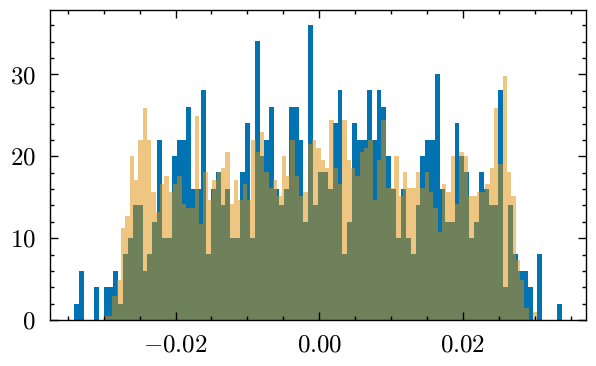
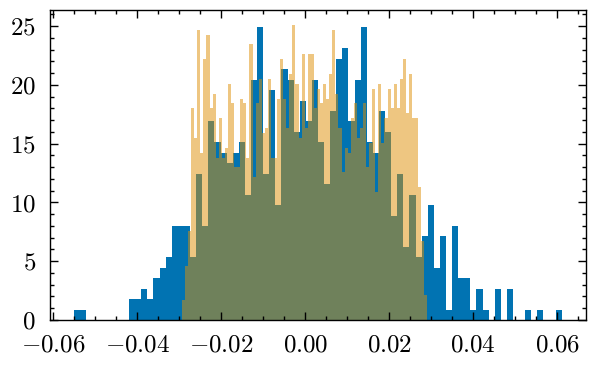
The change to this notebook cell's code, shown as a diff; its figure went from the first image to the second:
--- before
+++ after
@@ -1,4 +1,4 @@
-plt.hist(bind[0], bins=100,  density=True)
-plt.hist(bind2[0], bins=100, alpha=0.5, density=True)
+plt.hist(bind[0], bins=80,  density=True, label="Current")
+plt.hist(bind2[0], bins=80, alpha=0.5, density=True, Label="cutoff 29")
 plt.show()
 plt.hist(bind[1], bins=500, density=True)

Commit: ..